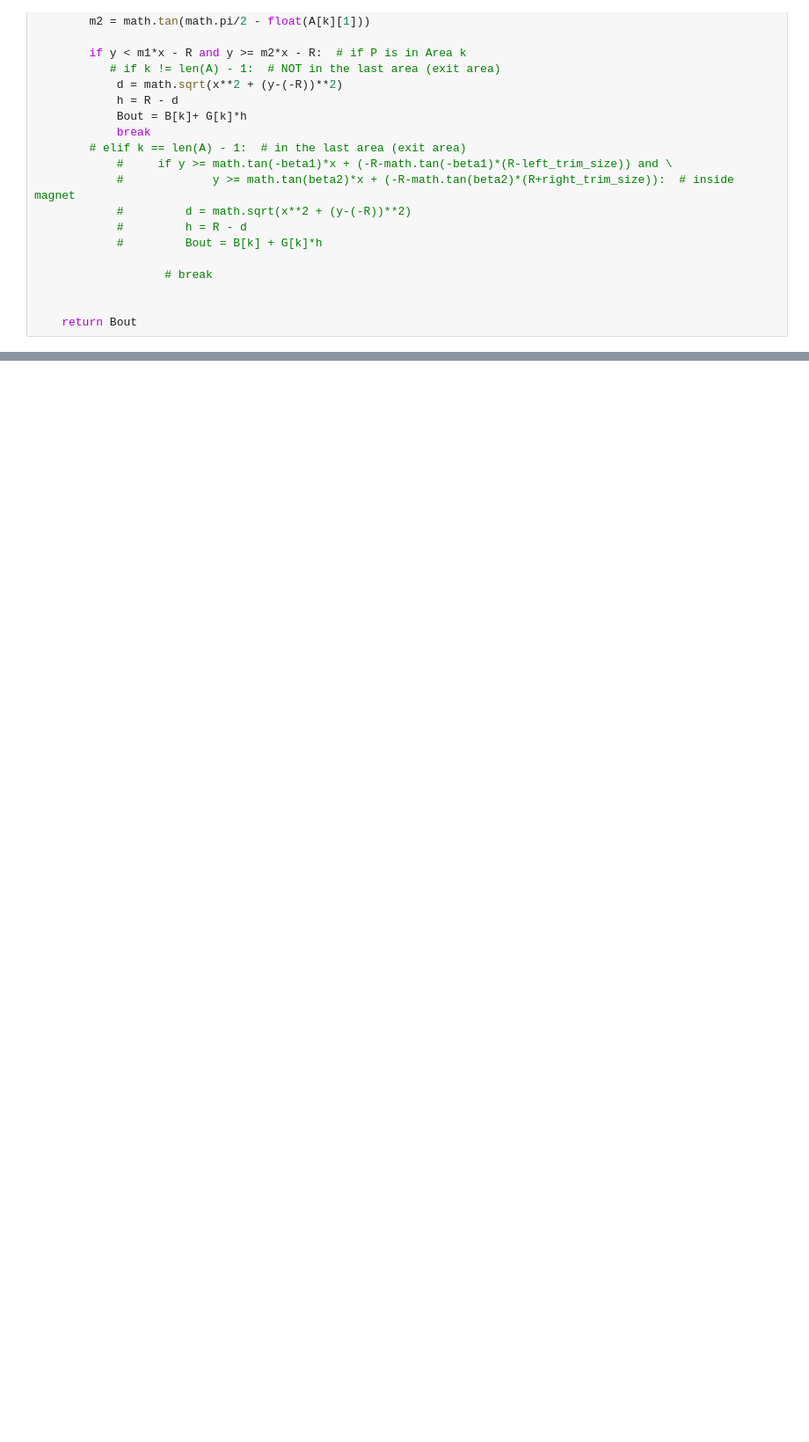
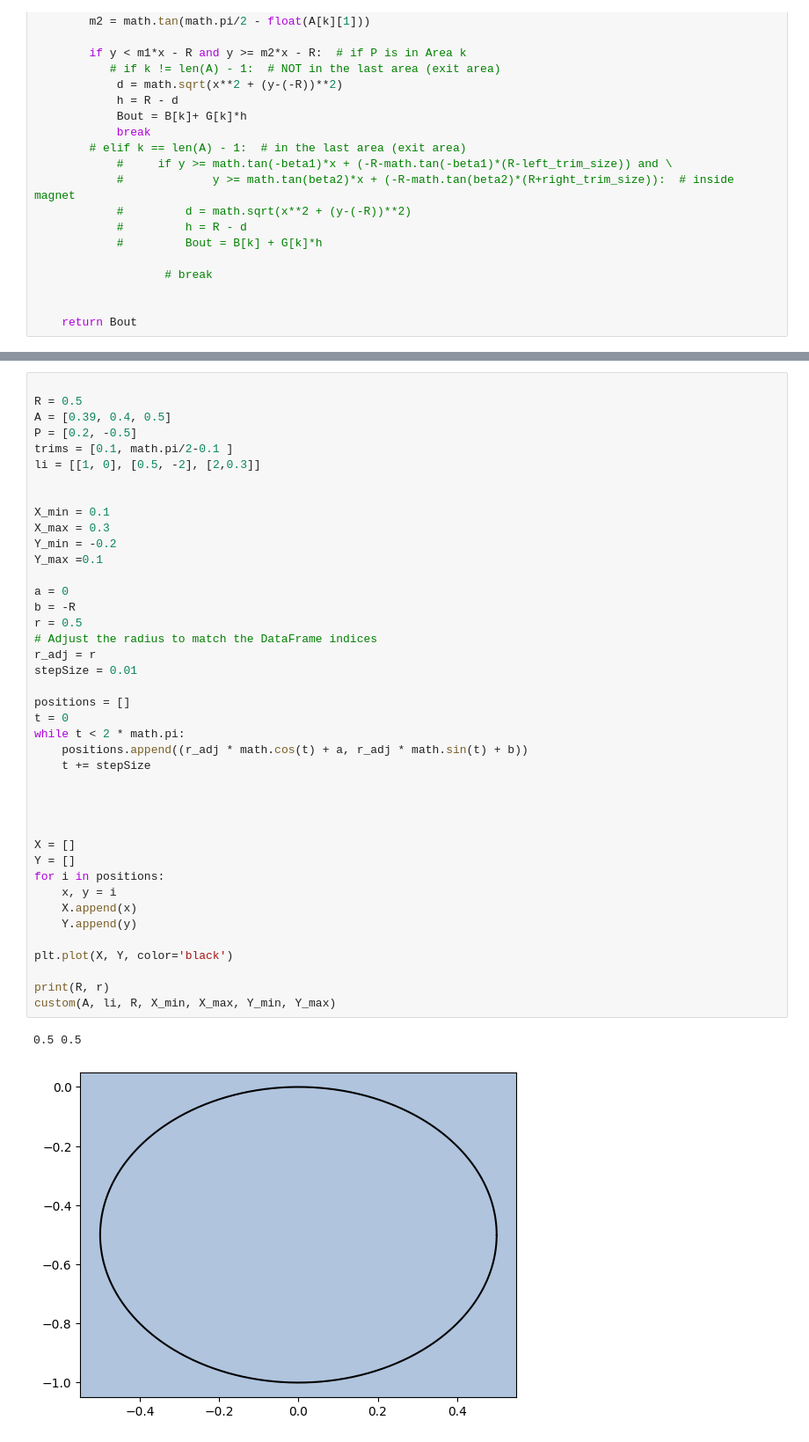
Before and after one commit to juliehinge/cern_gui, a Jupyter notebook: dev.ipynb, the cells around one changed output, grey strips where cells are left out. Shown at 88% size. Saved outputs shown, nothing was run; the diff lists cells and outputs as text; blank space fills up the shorter version.

Commit message:
magnetic field preview+custom is good now

```diff
--- a/dev.ipynb
+++ b/dev.ipynb
@@ -506,0 +526,44 @@ custom(A, li, R, X_min, X_max, Y_min, Y_max)
+# %%
+
+R = 0.5
+A = [0.39, 0.4, 0.5]
+P = [0.2, -0.5]
+trims = [0.1, math.pi/2-0.1 ]
+li = [[1, 0], [0.5, -2], [2,0.3]]
+
+
+X_min = 0.1
+X_max = 0.3
+Y_min = -0.2
+Y_max =0.1
+
+a = 0
+b = -R
+r = 0.5
+# Adjust the radius to match the DataFrame indices
+r_adj = r
+stepSize = 0.01
+
+positions = []
+t = 0
+while t < 2 * math.pi:
+    positions.append((r_adj * math.cos(t) + a, r_adj * math.sin(t) + b))
+    t += stepSize
+
+
+
+
+X = []
+Y = []
+for i in positions:
+    x, y = i
+    X.append(x)
+    Y.append(y)
+
+plt.plot(X, Y, color='black')
+
+print(R, r)
+custom(A, li, R, X_min, X_max, Y_min, Y_max)
+# %% [output]
+0.5 0.5
+[figure, added]
```
Also changed, not shown: parts of 11 cells of this notebook, 3 other files.
